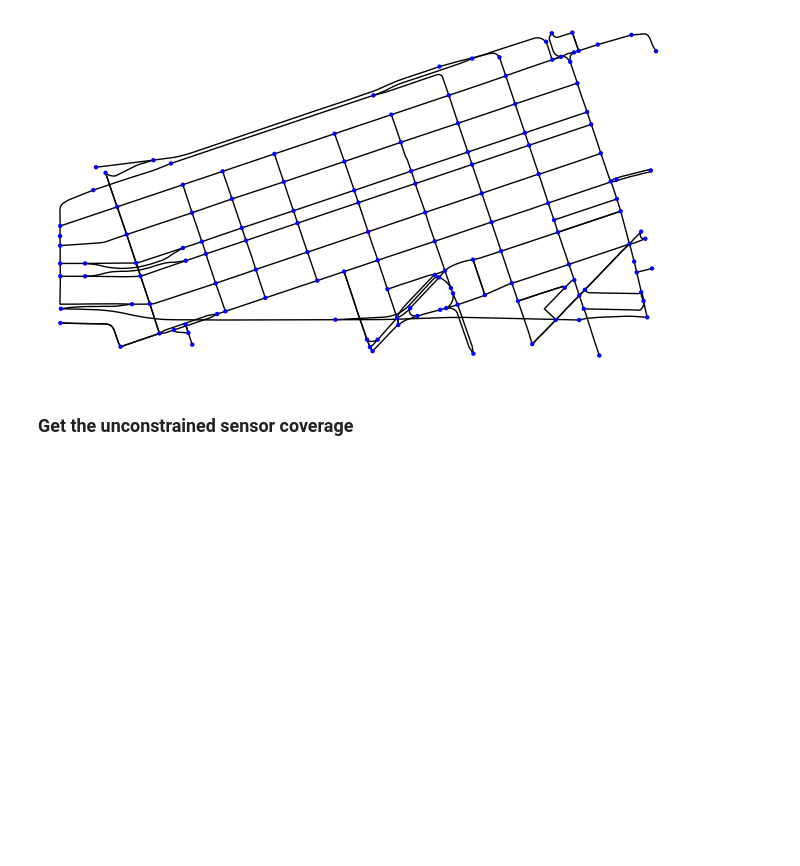
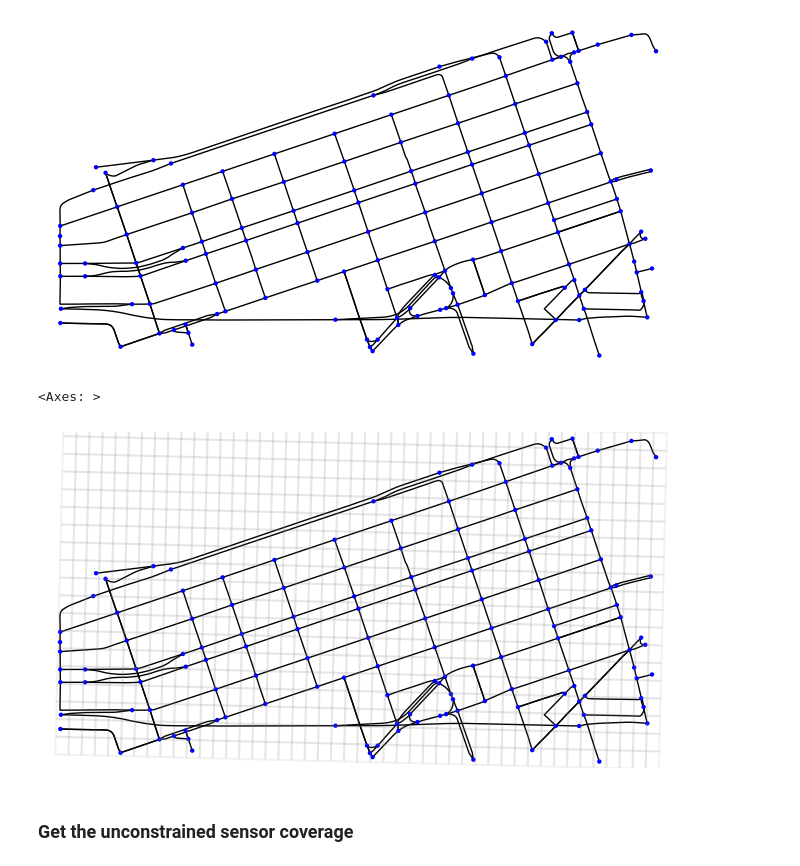
Before and after one commit to rklanac/CodeMetal_Hackathon_2025, a Jupyter notebook: Hackathon_Deliverable.ipynb, the cells around one changed output. Drawn from its saved outputs; the diff is of its cells as text; code cells hidden in the pictures; blank space fills up the shorter version.

```diff
--- a/Hackathon_Deliverable.ipynb
+++ b/Hackathon_Deliverable.ipynb
@@ -113,34 +113,51 @@ x_range = np.arange(west, east, 0.0005)  # approximate for 50m spacing
 y_range = np.arange(south, north, 0.0005)  # approximate for 50m spacing
 
 # Create a list of polygons for the grid cells
 grid_geometries = []
 for x in x_range:
     for y in y_range:
         cell = Polygon([
             (x, y),
             (x + 0.0005, y),
             (x + 0.0005, y + 0.0005),
             (x, y + 0.0005),
             (x, y)
         ])
         grid_geometries.append(cell)
 
 # Create GeoDataFrame with the grid cells
 grid_cells = gpd.GeoDataFrame(
     geometry=grid_geometries,
     crs=back_bay_gdf.crs
 ).to_crs(G_grid.graph['crs'])
 
 # Get node GeoDataFrame with geometries from the graph
 nodes_gdf = ox.graph_to_gdfs(G_grid, edges=False)
 
 # Calculate coverage relationships
 coverage_matrix = {}
 for cell_id, cell in enumerate(grid_cells.geometry):
     coverage_matrix[cell_id] = []
     for node_id, node_row in nodes_gdf.iterrows():
-        if node_row.geometry.distance(cell) <= 50:  # 100m coverage radius
+        if node_row.geometry.distance(cell) <= 50:  # 50m coverage radius
             coverage_matrix[cell_id].append(node_id)
+
+# plot the grid cells and G_grid
+fig, ax = ox.plot_graph(
+    G_grid,
+    node_size=10,
+    edge_linewidth=1,
+    bgcolor='white',  # or '#FFFFFF'
+    edge_color='black',  # or '#000000'
+    node_color='blue',  # or '#000000'
+    show=False,
+    close=False
+)
+# Plot grid cells
+grid_cells.boundary.plot(ax=ax, color='grey', alpha=0.1)
+# %% [output]
+<Axes: >
+[figure, added]
 # %%
 new_df = pd.read_csv('Boston_Crime_Data_2022.csv')
 
```
Also changed, not shown: parts of 3 cells of this notebook.
